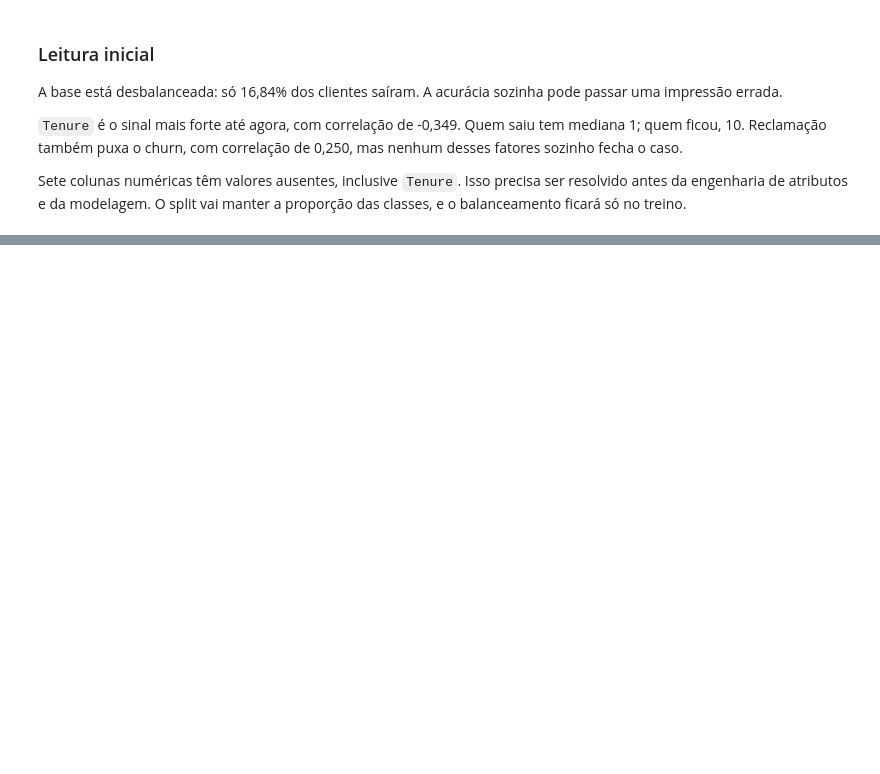
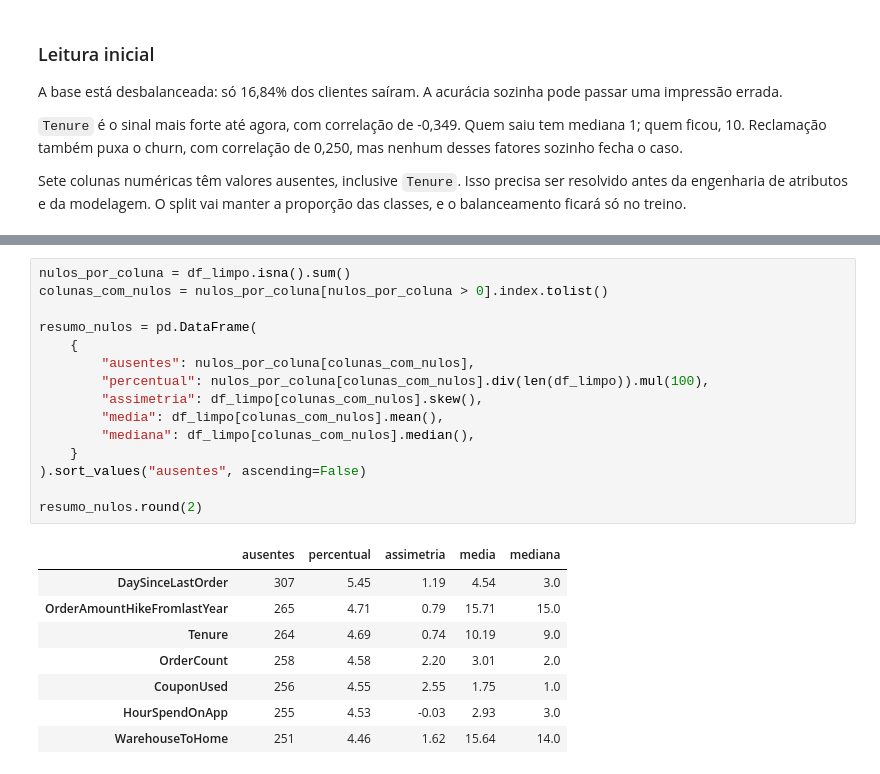
Before and after one commit to dyrg/sctec-ml-vc, a Jupyter notebook: modulo-1/projeto-final/projeto_final.ipynb, the cells around one changed output, grey strips where cells are left out. Drawn from its saved outputs; the diff is of its cells as text; blank space fills up the shorter version.

```diff
--- a/modulo-1/projeto-final/projeto_final.ipynb
+++ b/modulo-1/projeto-final/projeto_final.ipynb
@@ -129,0 +235,24 @@ Sete colunas numéricas têm valores ausentes, inclusive `Tenure`. Isso precisa
+# %%
+nulos_por_coluna = df_limpo.isna().sum()
+colunas_com_nulos = nulos_por_coluna[nulos_por_coluna > 0].index.tolist()
+
+resumo_nulos = pd.DataFrame(
+    {
+        "ausentes": nulos_por_coluna[colunas_com_nulos],
+        "percentual": nulos_por_coluna[colunas_com_nulos].div(len(df_limpo)).mul(100),
+        "assimetria": df_limpo[colunas_com_nulos].skew(),
+        "media": df_limpo[colunas_com_nulos].mean(),
+        "mediana": df_limpo[colunas_com_nulos].median(),
+    }
+).sort_values("ausentes", ascending=False)
+
+resumo_nulos.round(2)
+# %% [output]
+|  | ausentes | percentual | assimetria | media | mediana |
+| DaySinceLastOrder | 307 | 5.45 | 1.19 | 4.54 | 3.0 |
+| OrderAmountHikeFromlastYear | 265 | 4.71 | 0.79 | 15.71 | 15.0 |
+| Tenure | 264 | 4.69 | 0.74 | 10.19 | 9.0 |
+| OrderCount | 258 | 4.58 | 2.20 | 3.01 | 2.0 |
+| CouponUsed | 256 | 4.55 | 2.55 | 1.75 | 1.0 |
+| HourSpendOnApp | 255 | 4.53 | -0.03 | 2.93 | 3.0 |
+| WarehouseToHome | 251 | 4.46 | 1.62 | 15.64 | 14.0 |
```
Also changed, not shown: parts of 26 cells of this notebook, 1 other file.
